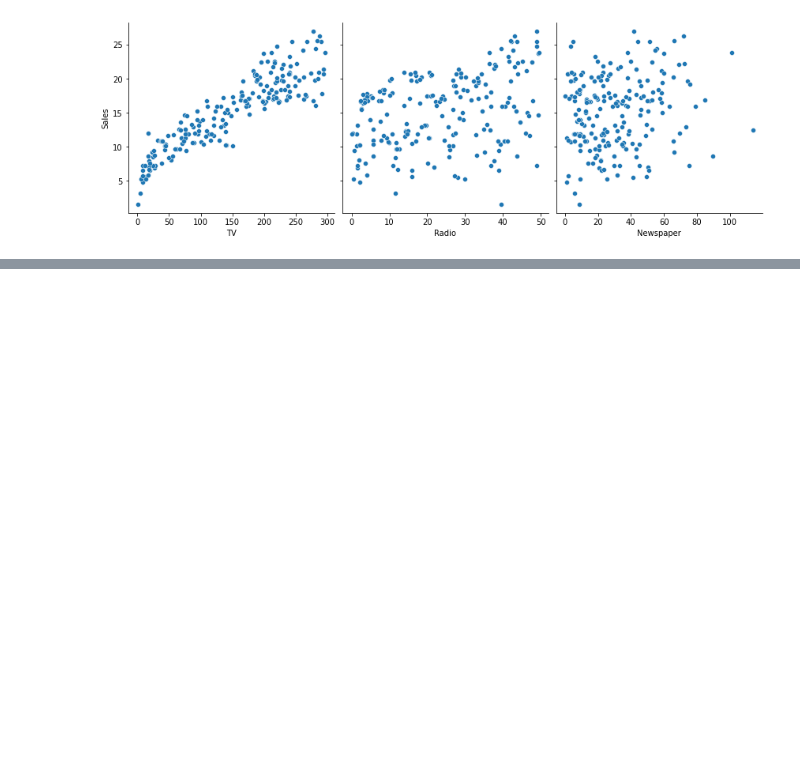
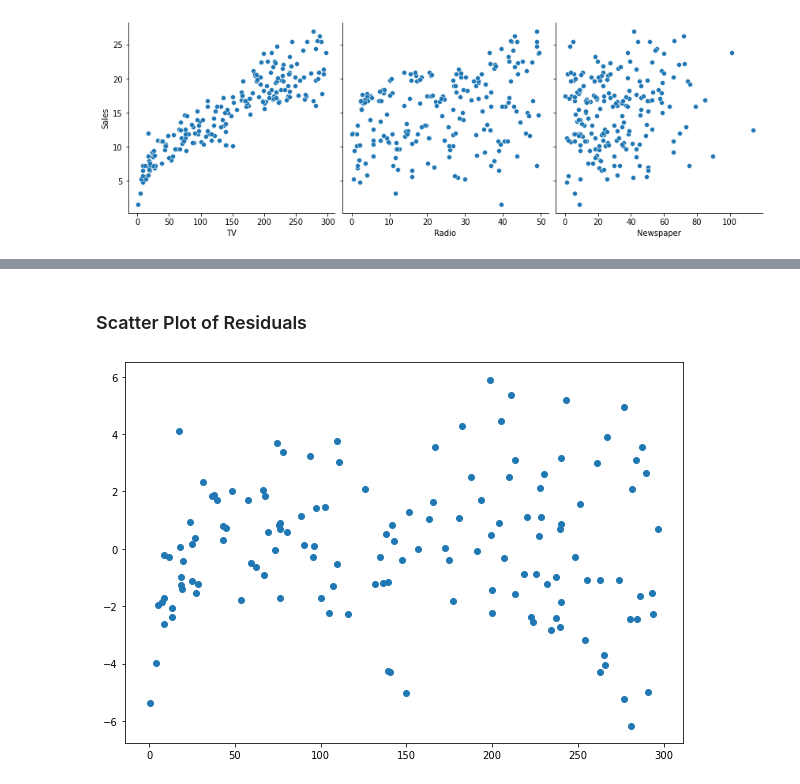
Before and after one commit to MrEktirir/Data-Analysis-Linear-Regression, a Jupyter notebook: analysis.ipynb, the cells around one changed output, grey strips where cells are left out. Cells and saved outputs as stored; diff of their text form; code cells hidden in the pictures; blank space fills up the shorter version.

```diff
--- a/analysis.ipynb
+++ b/analysis.ipynb
@@ -179,0 +101,8 @@ plt.show()
+# %% [markdown]
+### Scatter Plot of Residuals
+# %%
+plt.figure(figsize=(10, 7))
+plt.scatter(X_train, res)
+plt.show()
+# %% [output]
+[figure, added]
```
Also changed, not shown: parts of 17 cells of this notebook.
